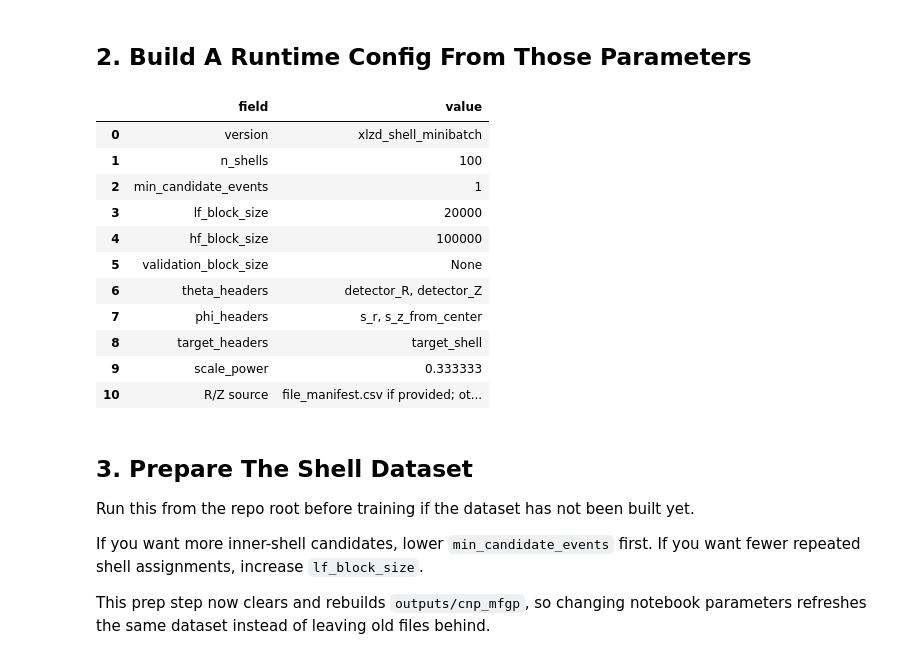
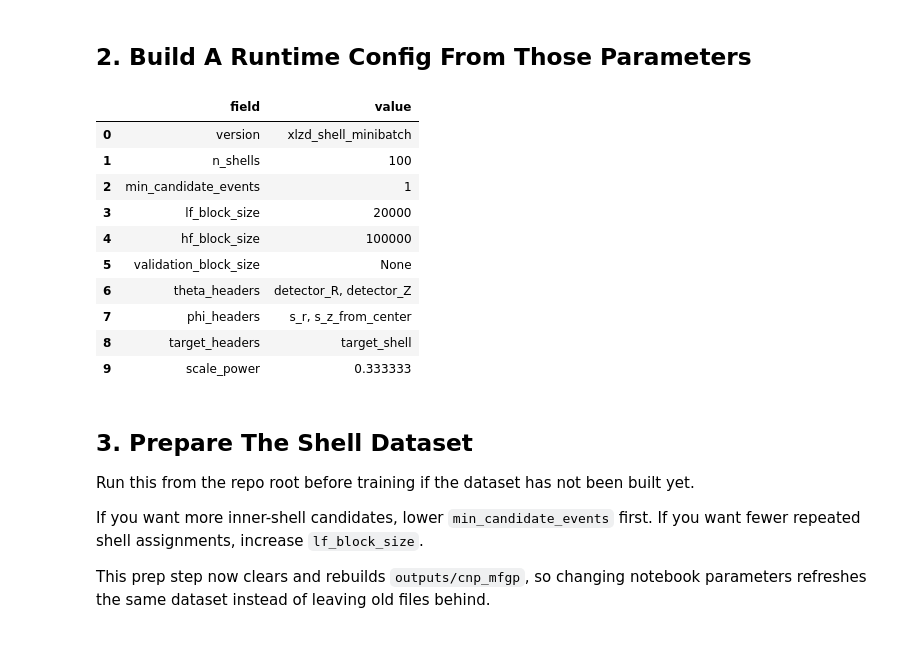
Before and after one commit to apatnaik0/XLZD, a Jupyter notebook: cnp_mfgp/notebooks/CNP_full_workflow.ipynb, the cells around one changed output. Drawn from its saved outputs; the diff is of its cells as text; code cells hidden in the pictures.

```diff
--- a/cnp_mfgp/notebooks/CNP_full_workflow.ipynb
+++ b/cnp_mfgp/notebooks/CNP_full_workflow.ipynb
@@ -146,36 +146,33 @@ summary = pd.DataFrame({
         "phi_headers",
         "target_headers",
         "scale_power",
-        "R/Z source",
     ],
     "value": [
         runtime.version,
         prep_config["shell"].get("n_shells"),
         prep_config["shell"].get("min_candidate_events"),
         prep_config["sampling"].get("lf_block_size"),
         prep_config["sampling"].get("hf_block_size"),
         prep_config["sampling"].get("validation_block_size"),
         ", ".join(runtime.theta_headers),
         ", ".join(runtime.phi_headers),
         ", ".join(runtime.target_headers),
         prep_config["shell"].get("scale_power"),
-        "file_manifest.csv if provided; otherwise inferred per file",
     ],
 })
 summary
 # %% [output]
 |  | field | value |
 | 0 | version | xlzd_shell_minibatch |
 | 1 | n_shells | 100 |
 | 2 | min_candidate_events | 1 |
 | 3 | lf_block_size | 20000 |
 | 4 | hf_block_size | 100000 |
 | 5 | validation_block_size | None |
 | 6 | theta_headers | detector_R, detector_Z |
 | 7 | phi_headers | s_r, s_z_from_center |
 | 8 | target_headers | target_shell |
 | 9 | scale_power | 0.333333 |
-| 10 | R/Z source | file_manifest.csv if provided; ot... |
 # %% [markdown]
 ## 3. Prepare The Shell Dataset
 
```
Also changed, not shown: parts of 6 cells of this notebook, 3 other files.
